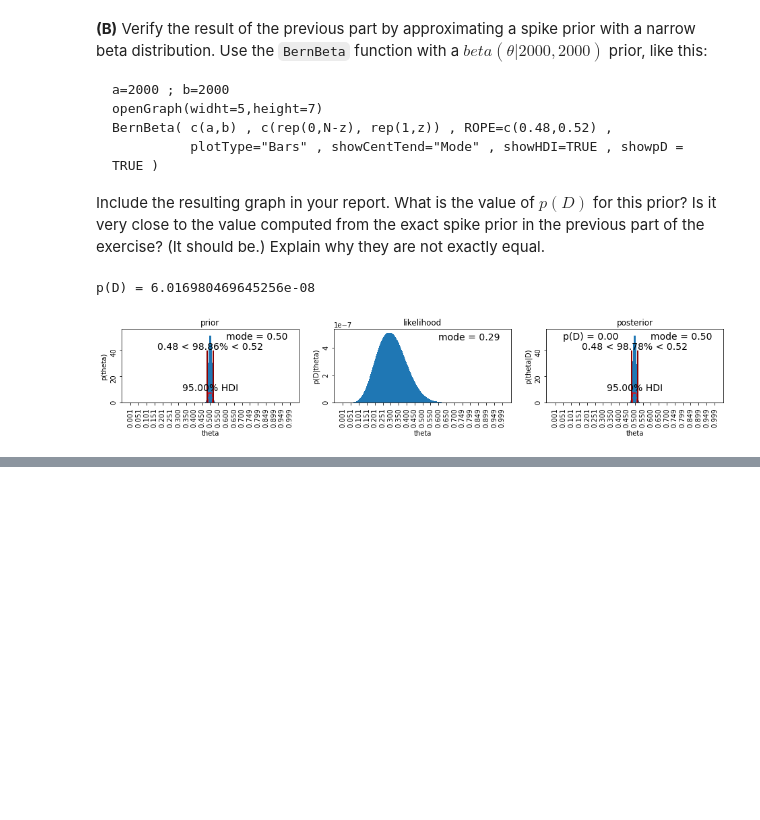
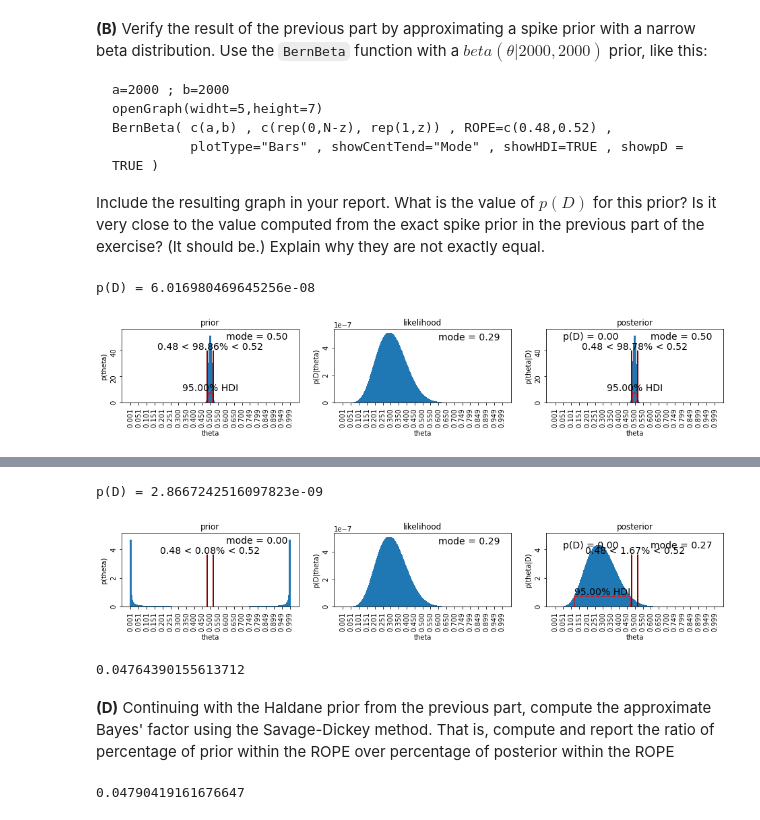
Before and after one commit to pablosuau/training, a Jupyter notebook: bayesian/01_doing_bayesian_data_analysis/chapter_12/exercises/exercise_12_01.ipynb, the cells around one changed output, grey strips where cells are left out. Saved outputs shown, nothing was run; the diff lists cells and outputs as text; code cells hidden in the pictures; blank space fills up the shorter version.

```diff
--- a/bayesian/01_doing_bayesian_data_analysis/chapter_12/exercises/exercise_12_01.ipynb
+++ b/bayesian/01_doing_bayesian_data_analysis/chapter_12/exercises/exercise_12_01.ipynb
@@ -57,0 +69,23 @@ It is very similar, but not exactly the same because within `bern_beta` we take
+# %%
+_ = bern_beta([0.01, 0.01],
+              np.hstack((np.repeat(0, N - z), np.repeat(1, z))),
+              rope = [0.48, 0.52],
+              plot_type = 'bars',
+              show_cent_tend = 'mode',
+              show_hdi = True,
+              show_pd = True)
+# %% [output]
+p(D) = 2.8667242516097823e-09
+[figure, added]
+# %%
+p_d_null = 6.016980469645256e-08
+p_d_haldane = 2.8667242516097823e-09
+p_d_haldane / p_d_null
+# %% [output]
+0.04764390155613712
+# %% [markdown]
+**(D)** Continuing with the Haldane prior from the previous part, compute the approximate Bayes' factor using the Savage-Dickey method. That is, compute and report the ratio of percentage of prior within the ROPE over percentage of posterior within the ROPE
+# %%
+0.08 / 1.67
+# %% [output]
+0.04790419161676647
```
Also changed, not shown: parts of 8 cells of this notebook.
